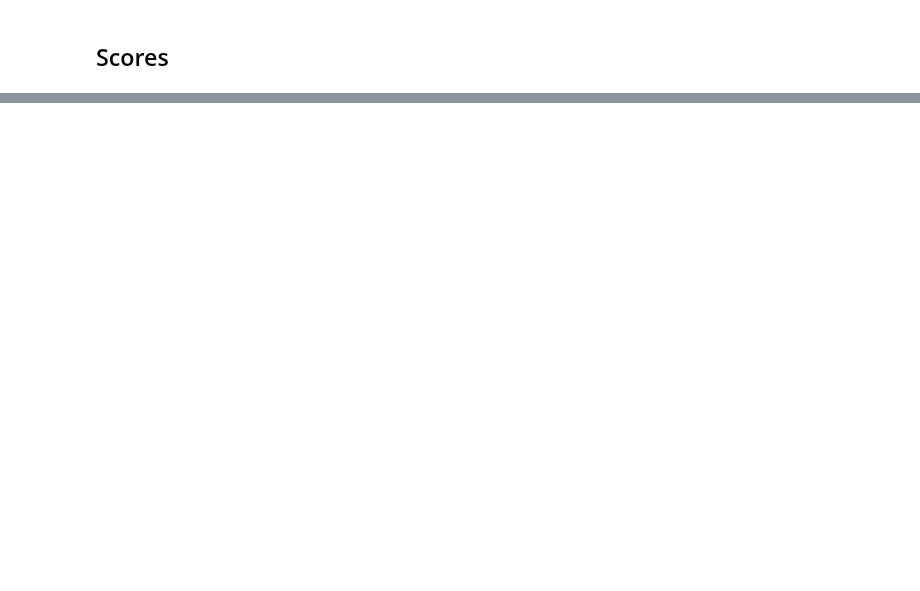
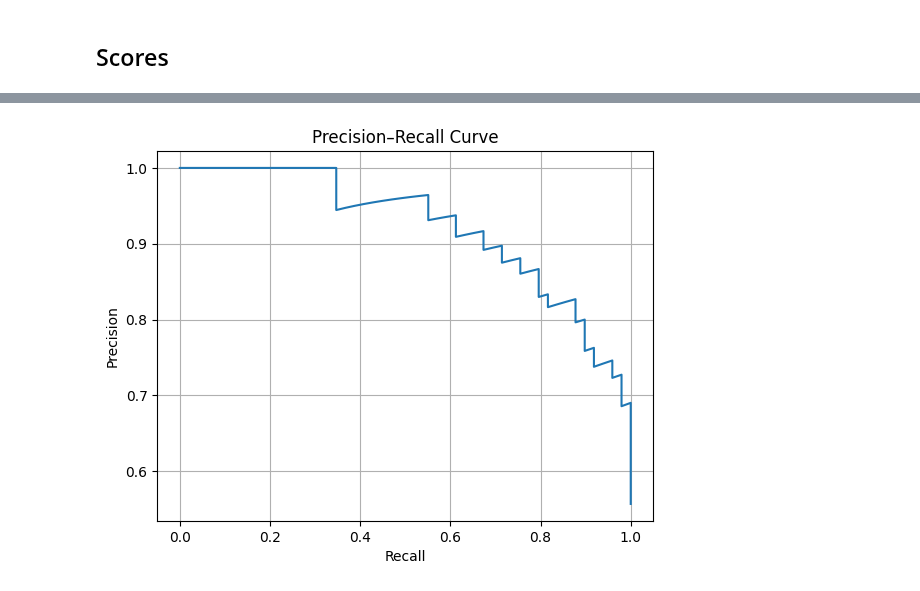
Before and after one commit to Lymuthien/heart_failure, a Jupyter notebook: notebooks/4.1-logistic-regression_without_conj_feature.ipynb, the cells around one changed output, grey strips where cells are left out. Cells and saved outputs as stored; diff of their text form; code cells hidden in the pictures; blank space fills up the shorter version.

```diff
--- a/notebooks/4.1-logistic-regression_without_conj_feature.ipynb
+++ b/notebooks/4.1-logistic-regression_without_conj_feature.ipynb
@@ -108,0 +122,4 @@ The metrics are even slightly worse than those of a baseline. So, the feature is
+# %%
+plot_pr_curve(y_val, y_val_proba)
+# %% [output]
+[figure, added]
```
Also changed, not shown: parts of 10 cells of this notebook, 6 other files.
